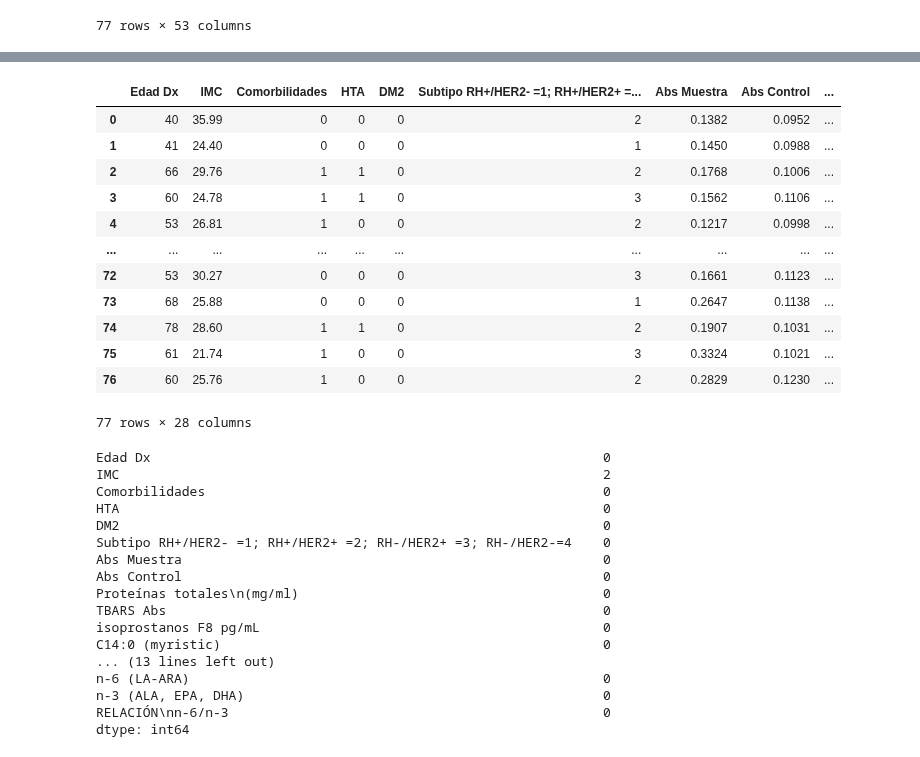
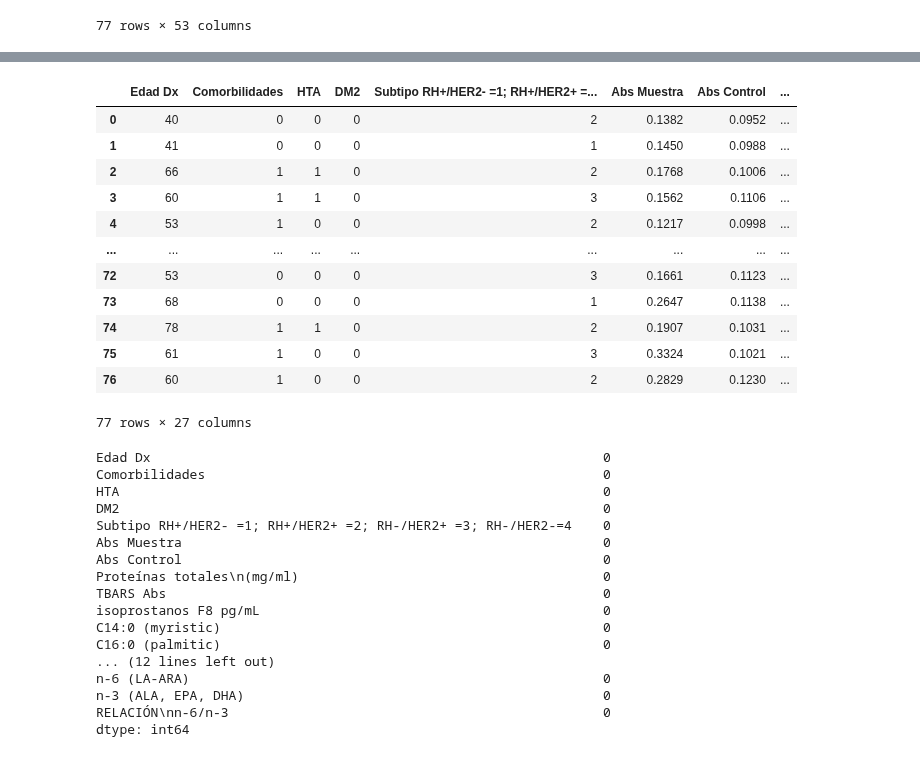
Before and after one commit to 08benja08p/Proyecto_LICD, a Jupyter notebook: Jorge/exploracion.ipynb, the cells around one changed output, grey strips where cells are left out. Saved outputs shown, nothing was run; the diff lists cells and outputs as text; code cells hidden in the pictures.

```diff
--- a/Jorge/exploracion.ipynb
+++ b/Jorge/exploracion.ipynb
@@ -53,31 +104,30 @@ dtype: int64
 # %%
-col = ['Codigo ', 'Codigos', 'Codigo actual', 'Código \ninterno', 'RAN', 'RAL', 'RAN/RAL', 'GrupoRH+1 RH-0',
+col = ['Codigo ', 'Codigos', 'Codigo actual', 'Código \ninterno', 'IMC', 'RAN', 'RAL', 'RAN/RAL', 'GrupoRH+1 RH-0',
        'subtipo TN con RE<10', 'GH core', 'GH bp', 'KI67 core (%)', 'KI67 biopsia (%)', 'LN (Si=1; No=0)', 'Etapa',
        'RCB cat', 'Score RCB', 'RPC (1=Sí; 0=No)', 'Abs. Corregida', 'Prot. Carbonilada \n(nmol/ml)', 'Contenido de Carbonilos (nmol/mg)',
        '*La corrección por proteínas es opcional\n(Destacada en amarillo)', 'TBARS MDA (µM)', 'n-3 (EPA + DHA)', 'RELACIÓN\n ARA/EPA+DHA']
 # %%
-data = df.drop(columns=col, errors='ignore')
+df = df.drop(columns=col, errors='ignore')
 
-data
+df
 # %% [output]
-|  | Edad Dx | IMC | Comorbilidades | HTA | DM2 | Subtipo RH+/HER2- =1; RH+/HER2+ =... | Abs Muestra | Abs Control | ... |
-| 0 | 40 | 35.99 | 0 | 0 | 0 | 2 | 0.1382 | 0.0952 | ... |
-| 1 | 41 | 24.40 | 0 | 0 | 0 | 1 | 0.1450 | 0.0988 | ... |
-| 2 | 66 | 29.76 | 1 | 1 | 0 | 2 | 0.1768 | 0.1006 | ... |
-| 3 | 60 | 24.78 | 1 | 1 | 0 | 3 | 0.1562 | 0.1106 | ... |
-| 4 | 53 | 26.81 | 1 | 0 | 0 | 2 | 0.1217 | 0.0998 | ... |
-| ... | ... | ... | ... | ... | ... | ... | ... | ... | ... |
-| 72 | 53 | 30.27 | 0 | 0 | 0 | 3 | 0.1661 | 0.1123 | ... |
-| 73 | 68 | 25.88 | 0 | 0 | 0 | 1 | 0.2647 | 0.1138 | ... |
-| 74 | 78 | 28.60 | 1 | 1 | 0 | 2 | 0.1907 | 0.1031 | ... |
-| 75 | 61 | 21.74 | 1 | 0 | 0 | 3 | 0.3324 | 0.1021 | ... |
-| 76 | 60 | 25.76 | 1 | 0 | 0 | 2 | 0.2829 | 0.1230 | ... |
+|  | Edad Dx | Comorbilidades | HTA | DM2 | Subtipo RH+/HER2- =1; RH+/HER2+ =... | Abs Muestra | Abs Control | ... |
+| 0 | 40 | 0 | 0 | 0 | 2 | 0.1382 | 0.0952 | ... |
+| 1 | 41 | 0 | 0 | 0 | 1 | 0.1450 | 0.0988 | ... |
+| 2 | 66 | 1 | 1 | 0 | 2 | 0.1768 | 0.1006 | ... |
+| 3 | 60 | 1 | 1 | 0 | 3 | 0.1562 | 0.1106 | ... |
+| 4 | 53 | 1 | 0 | 0 | 2 | 0.1217 | 0.0998 | ... |
+| ... | ... | ... | ... | ... | ... | ... | ... | ... |
+| 72 | 53 | 0 | 0 | 0 | 3 | 0.1661 | 0.1123 | ... |
+| 73 | 68 | 0 | 0 | 0 | 1 | 0.2647 | 0.1138 | ... |
+| 74 | 78 | 1 | 1 | 0 | 2 | 0.1907 | 0.1031 | ... |
+| 75 | 61 | 1 | 0 | 0 | 3 | 0.3324 | 0.1021 | ... |
+| 76 | 60 | 1 | 0 | 0 | 2 | 0.2829 | 0.1230 | ... |
-77 rows × 28 columns
+77 rows × 27 columns
 # %%
-data.isna().sum()
+df.isna().sum()
 # %% [output]
 Edad Dx                                                          0
-IMC                                                              2
 Comorbilidades                                                   0
 HTA                                                              0
 DM2                                                              0
@@ -88,7 +138,8 @@ Proteínas totales\n(mg/ml)                                       0
 TBARS Abs                                                        0
 isoprostanos F8 pg/mL                                            0
 C14:0 (myristic)                                                 0
-... (13 lines left out)
+C16:0 (palmitic)                                                 0
+... (12 lines left out)
 n-6 (LA-ARA)                                                     0
 n-3 (ALA, EPA, DHA)                                              0
 RELACIÓN\nn-6/n-3                                                0
```
Also changed, not shown: parts of 21 cells of this notebook.
